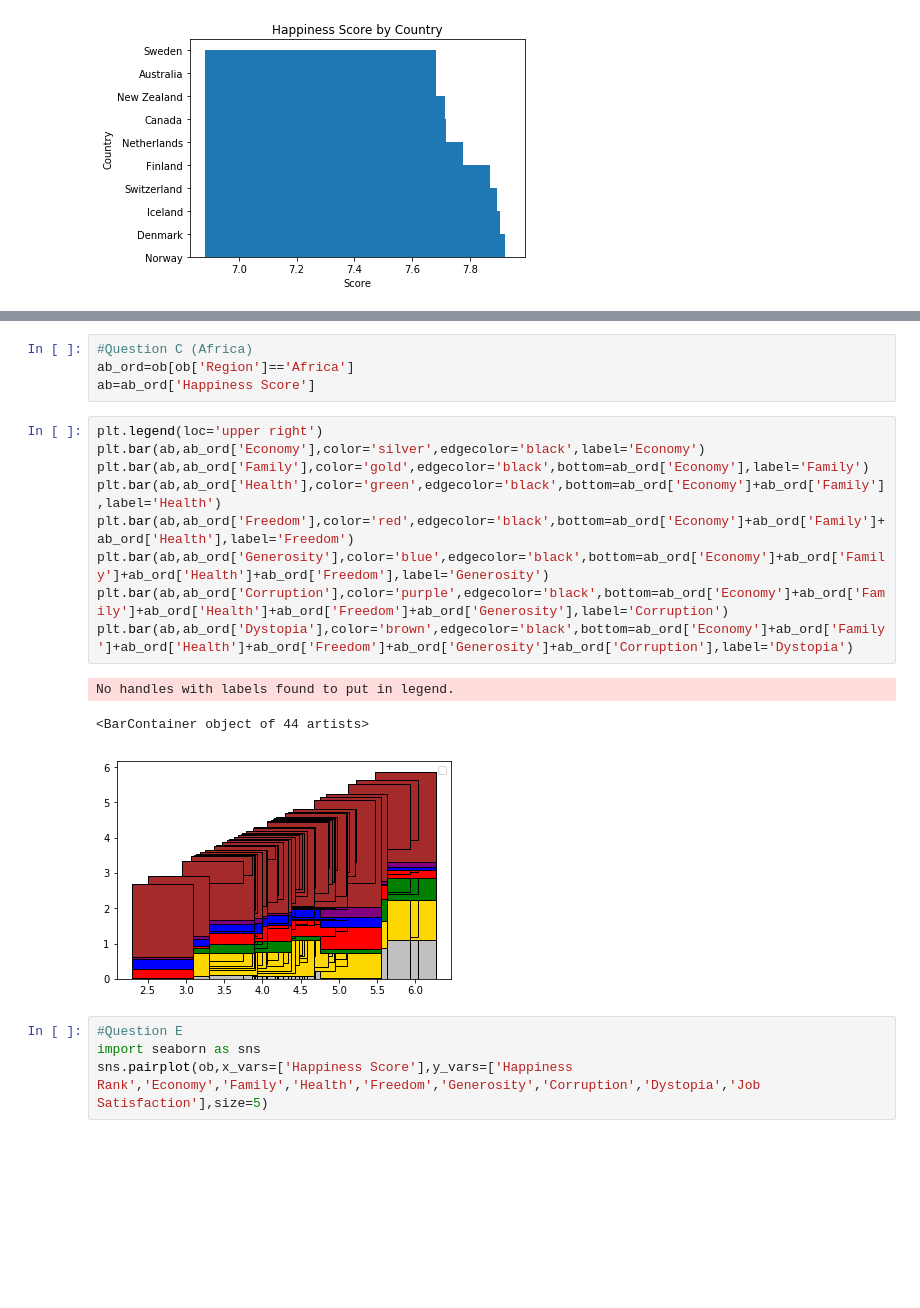
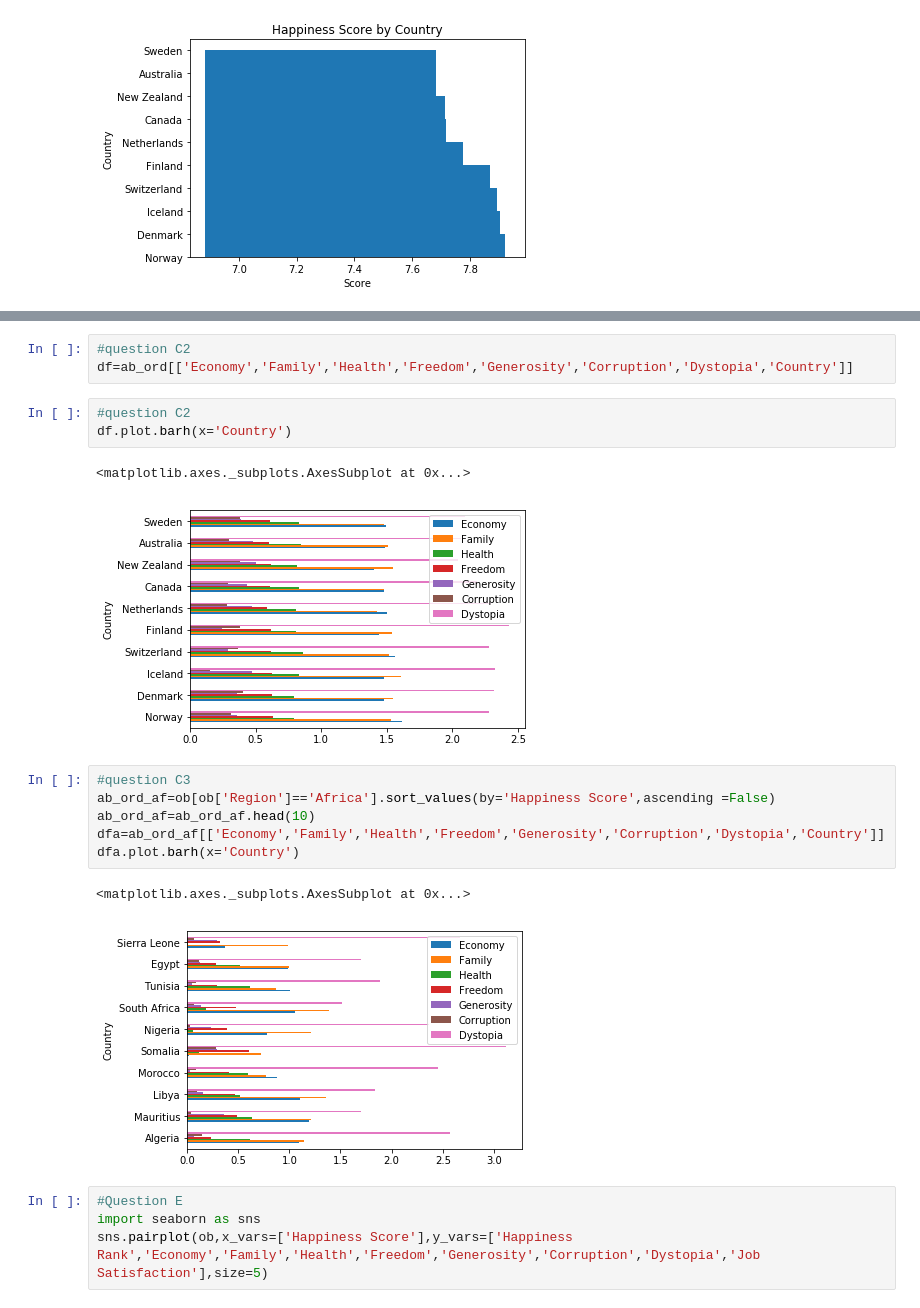
Before and after one commit to XavAkaf/course, a Jupyter notebook: course1.ipynb, the cells around one changed output, grey strips where cells are left out. Cells and saved outputs as stored; diff of their text form; blank space fills up the shorter version.

```diff
--- a/course1.ipynb
+++ b/course1.ipynb
@@ -513,20 +217,21 @@ No handles with labels found to put in legend.
-# %%
-#Question C (Africa)
-ab_ord=ob[ob['Region']=='Africa']
-ab=ab_ord['Happiness Score']
-# %%
-plt.legend(loc='upper right')
-plt.bar(ab,ab_ord['Economy'],color='silver',edgecolor='black',label='Economy')
-plt.bar(ab,ab_ord['Family'],color='gold',edgecolor='black',bottom=ab_ord['Economy'],label='Family')
-plt.bar(ab,ab_ord['Health'],color='green',edgecolor='black',bottom=ab_ord['Economy']+ab_ord['Family'],label='Health')
-plt.bar(ab,ab_ord['Freedom'],color='red',edgecolor='black',bottom=ab_ord['Economy']+ab_ord['Family']+ab_ord['Health'],label='Freedom')
-plt.bar(ab,ab_ord['Generosity'],color='blue',edgecolor='black',bottom=ab_ord['Economy']+ab_ord['Family']+ab_ord['Health']+ab_ord['Freedom'],label='Generosity')
-plt.bar(ab,ab_ord['Corruption'],color='purple',edgecolor='black',bottom=ab_ord['Economy']+ab_ord['Family']+ab_ord['Health']+ab_ord['Freedom']+ab_ord['Generosity'],label='Corruption')
-plt.bar(ab,ab_ord['Dystopia'],color='brown',edgecolor='black',bottom=ab_ord['Economy']+ab_ord['Family']+ab_ord['Health']+ab_ord['Freedom']+ab_ord['Generosity']+ab_ord['Corruption'],label='Dystopia')
-# %% [output]
-No handles with labels found to put in legend.
-<BarContainer object of 44 artists>
-[figure, removed]
+# %%
+#question C2
+df=ab_ord[['Economy','Family','Health','Freedom','Generosity','Corruption','Dystopia','Country']]
+# %%
+#question C2
+df.plot.barh(x='Country')
+# %% [output]
+<matplotlib.axes._subplots.AxesSubplot at 0x...>
+[figure, added]
+# %%
+#question C3
+ab_ord_af=ob[ob['Region']=='Africa'].sort_values(by='Happiness Score',ascending =False)
+ab_ord_af=ab_ord_af.head(10)
+dfa=ab_ord_af[['Economy','Family','Health','Freedom','Generosity','Corruption','Dystopia','Country']]
+dfa.plot.barh(x='Country')
+# %% [output]
+<matplotlib.axes._subplots.AxesSubplot at 0x...>
+[figure, added]
 # %%
 #Question E
 import seaborn as sns
```
Also changed, not shown: parts of 58 cells of this notebook.
